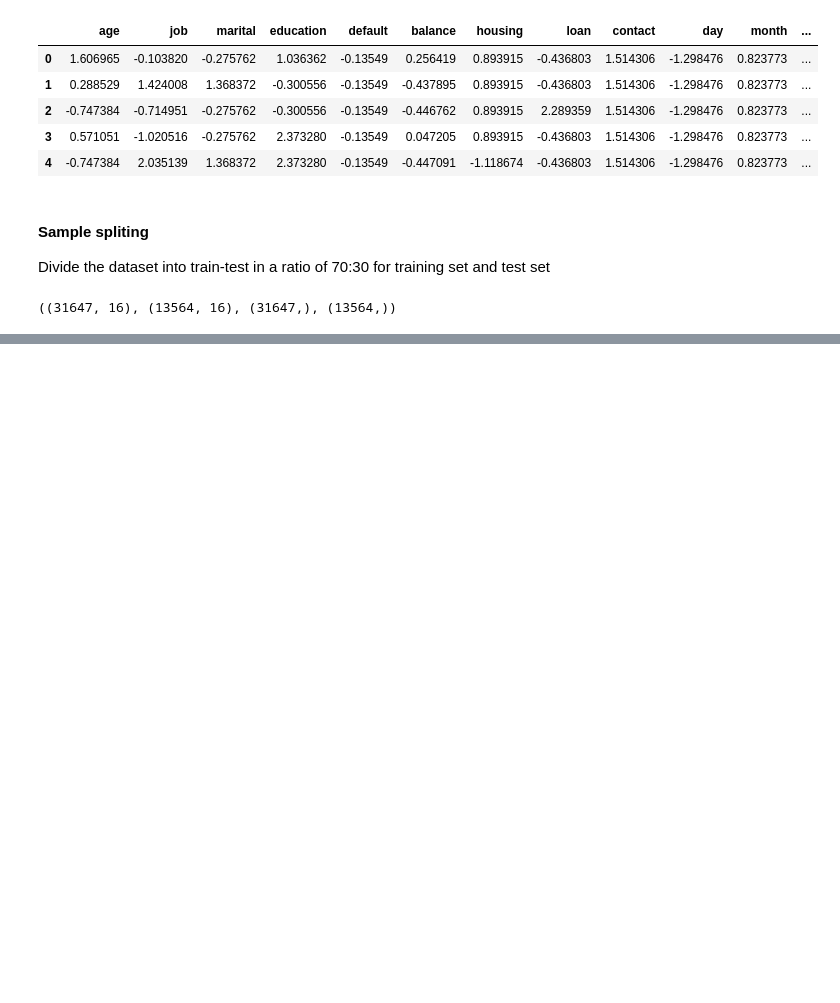
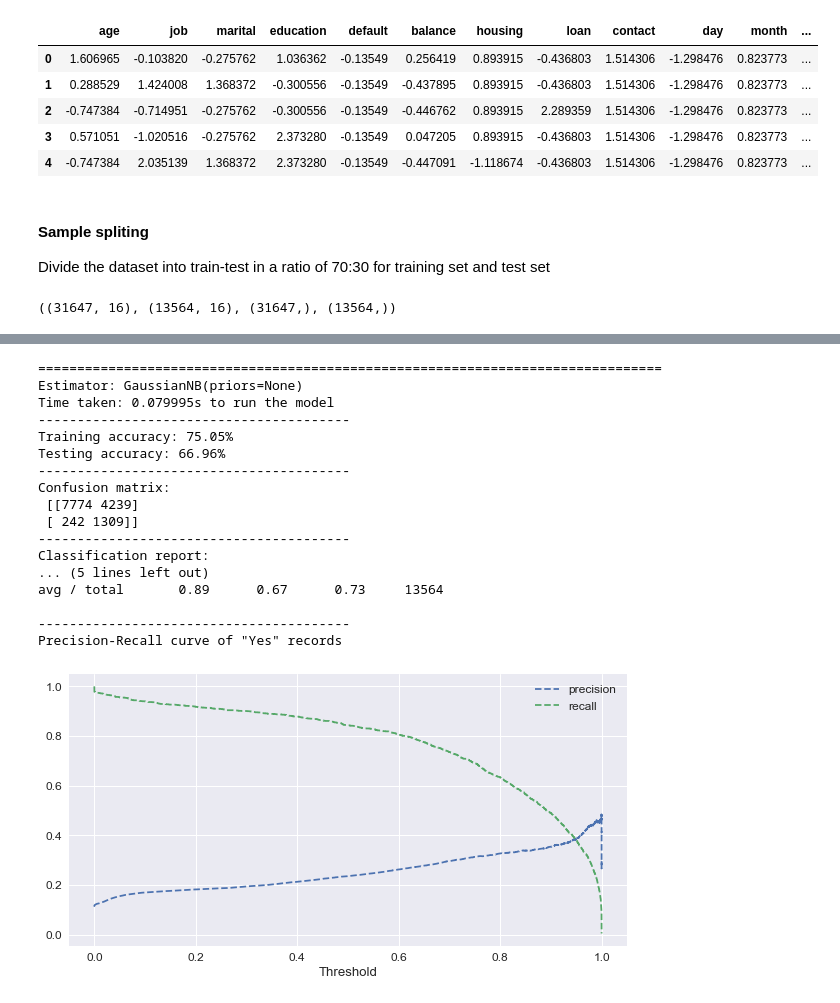
Before and after one commit to theakshaydas/PGP-AIML, a Jupyter notebook: CaseStudies/06-EnsembleMethod-TermDepositSale/Ensemble Methods - Term Deposit Sale.ipynb, the cells around one changed output, grey strips where cells are left out. Cells and saved outputs as stored; diff of their text form; code cells hidden in the pictures; blank space fills up the shorter version.

```diff
--- a/CaseStudies/06-EnsembleMethod-TermDepositSale/Ensemble Methods - Term Deposit Sale.ipynb
+++ b/CaseStudies/06-EnsembleMethod-TermDepositSale/Ensemble Methods - Term Deposit Sale.ipynb
@@ -480,0 +461,34 @@ X_train.shape, X_test.shape, y_train.shape, y_test.shape
+# %%
+# A method that plots the Precision-Recall curve
+def plot_prec_recall_vs_thresh(precisions, recalls, thresholds):
+    plt.figure(figsize=(10,5))
+    plt.plot(thresholds, precisions[:-1], 'b--', label='precision')
+    plt.plot(thresholds, recalls[:-1], 'g--', label = 'recall')
+    plt.xlabel('Threshold')
+    plt.legend()
+# %%
+# Let's create a generic method to train and test the model
+def run_classification(estimator, X_train, X_test, y_train, y_test, roc_auc=True):
+    timer.start()
+    # train the model
+    clf = estimator.fit(X_train, y_train)
+    # predict from the claffier
+    y_pred = clf.predict(X_test)
+    print('='*80)
+    print('Estimator:', clf)
+    print(timer.stop(), 'to run the model')
+    print('-'*40)
+    print('Training accuracy: %.2f%%' % (accuracy_score(y_train, clf.predict(X_train)) * 100))
+    print('Testing accuracy: %.2f%%' % (accuracy_score(y_test, y_pred) * 100))
+    print('-'*40)
+    print('Confusion matrix:\n %s' % (confusion_matrix(y_test, y_pred)))
+    print('-'*40)
+    print('Classification report:\n %s' % (classification_report(y_test, y_pred)))
+    if roc_auc:
+        print('-'*40)
+        print('Precision-Recall curve of "Yes" records')
+        # predict probabilities
+        y_proba = clf.predict_proba(X_test)
+        # keep probabilities for the positive outcome only  probs[:, 1]
+        precision, recall, thresholds = precision_recall_curve(y_test,  y_proba[:, 1])
+        plot_prec_recall_vs_thresh(precision, recall, thresholds)
@@ -480,0 +526,23 @@ X_train.shape, X_test.shape, y_train.shape, y_test.shape
+# %%
+# Run Classification for Gaussian Naive Bayes Classifier
+run_classification(GaussianNB(),
+                   X_train_resample, X_test, y_train_resample, y_test)
+# %% [output]
+================================================================================
+Estimator: GaussianNB(priors=None)
+Time taken: 0.079995s to run the model
+----------------------------------------
+Training accuracy: 75.05%
+Testing accuracy: 66.96%
+----------------------------------------
+Confusion matrix:
+ [[7774 4239]
+ [ 242 1309]]
+----------------------------------------
+Classification report:
+... (5 lines left out)
+avg / total       0.89      0.67      0.73     13564
+
+----------------------------------------
+Precision-Recall curve of "Yes" records
+[figure, added]
```
Also changed, not shown: parts of 40 cells of this notebook, 1 other file.
